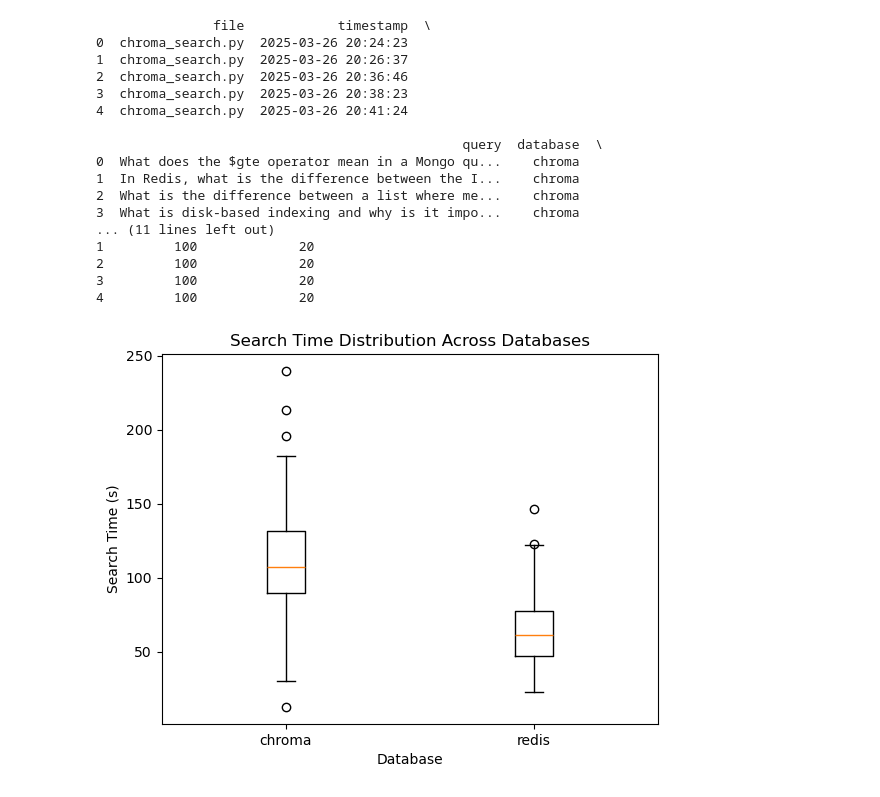
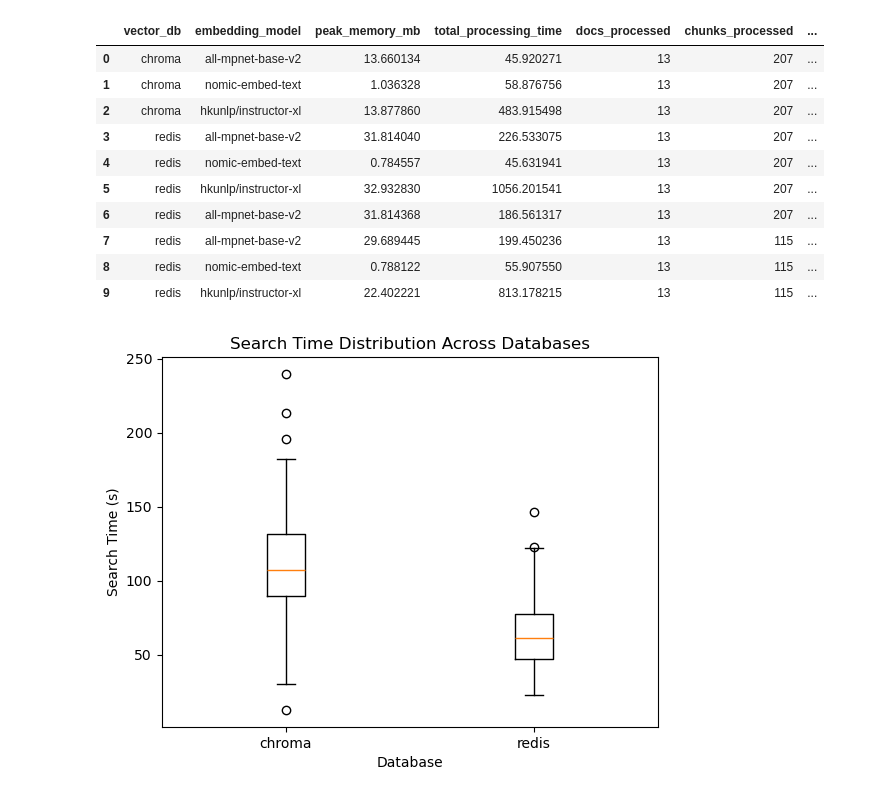
Before and after one commit to mmikanguyen/practical02, a Jupyter notebook: practical02_viz.ipynb, the cells around one changed output. Saved outputs shown, nothing was run; the diff lists cells and outputs as text; code cells hidden in the pictures.

```diff
--- a/practical02_viz.ipynb
+++ b/practical02_viz.ipynb
@@ -41,36 +22,30 @@ else:
 # %%
 path = "C:/Users/mikan/Documents/ds4300/practical02/src/stats"
 dfs = []
 
 for file in os.listdir(path):
     if file.endswith("_processing.csv"):
         file_path = os.path.join(path, file)
         df = pd.read_csv(file_path)
         dfs.append(df)
 
 if dfs:
     proc_df = pd.concat(dfs, ignore_index=True)
-    print(final_df.head())
 else:
     print("No CSV files found in the directory.")
+proc_df
 # %% [output]
-               file            timestamp  \
-0  chroma_search.py  2025-03-26 20:24:23
-1  chroma_search.py  2025-03-26 20:26:37
-2  chroma_search.py  2025-03-26 20:36:46
-3  chroma_search.py  2025-03-26 20:38:23
-4  chroma_search.py  2025-03-26 20:41:24
-
-                                               query  database  \
-0  What does the $gte operator mean in a Mongo qu...    chroma
-1  In Redis, what is the difference between the I...    chroma
-2  What is the difference between a list where me...    chroma
-3  What is disk-based indexing and why is it impo...    chroma
-... (11 lines left out)
-1         100             20
-2         100             20
-3         100             20
-4         100             20
+|  | vector_db | embedding_model | peak_memory_mb | total_processing_time | docs_processed | chunks_processed | ... |
+| 0 | chroma | all-mpnet-base-v2 | 13.660134 | 45.920271 | 13 | 207 | ... |
+| 1 | chroma | nomic-embed-text | 1.036328 | 58.876756 | 13 | 207 | ... |
+| 2 | chroma | hkunlp/instructor-xl | 13.877860 | 483.915498 | 13 | 207 | ... |
+| 3 | redis | all-mpnet-base-v2 | 31.814040 | 226.533075 | 13 | 207 | ... |
+| 4 | redis | nomic-embed-text | 0.784557 | 45.631941 | 13 | 207 | ... |
+| 5 | redis | hkunlp/instructor-xl | 32.932830 | 1056.201541 | 13 | 207 | ... |
+| 6 | redis | all-mpnet-base-v2 | 31.814368 | 186.561317 | 13 | 207 | ... |
+| 7 | redis | all-mpnet-base-v2 | 29.689445 | 199.450236 | 13 | 115 | ... |
+| 8 | redis | nomic-embed-text | 0.788122 | 55.907550 | 13 | 115 | ... |
+| 9 | redis | hkunlp/instructor-xl | 22.402221 | 813.178215 | 13 | 115 | ... |
 # %%
 ## 1. Boxplot: Query Time Distribution by Database
 dbs = final_df[" database"].unique()
```
Also changed, not shown: parts of 5 cells of this notebook.
